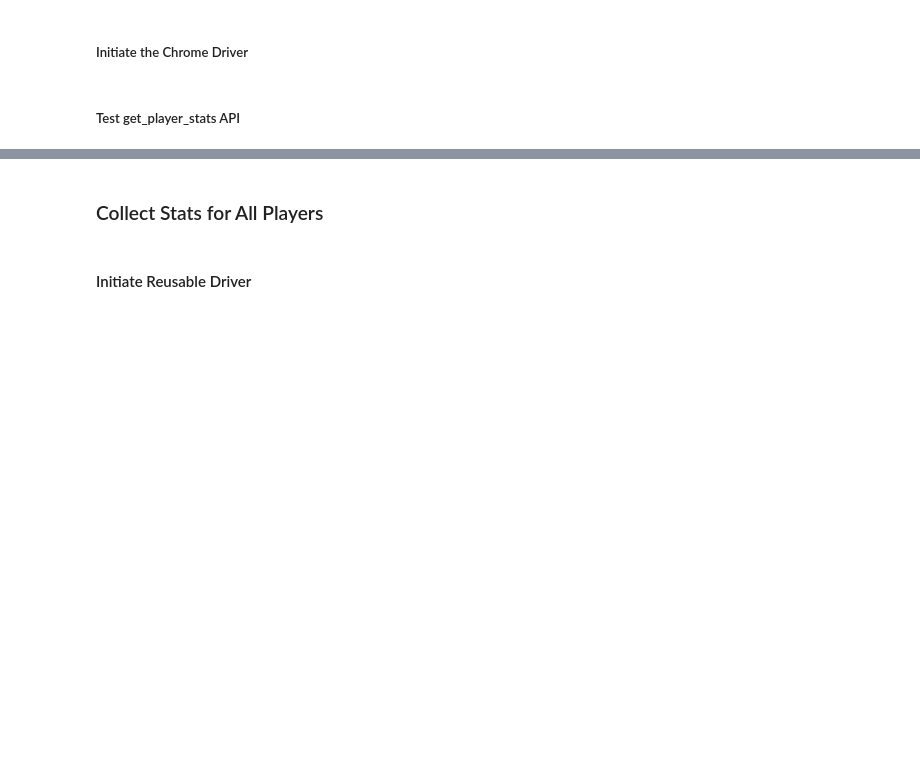
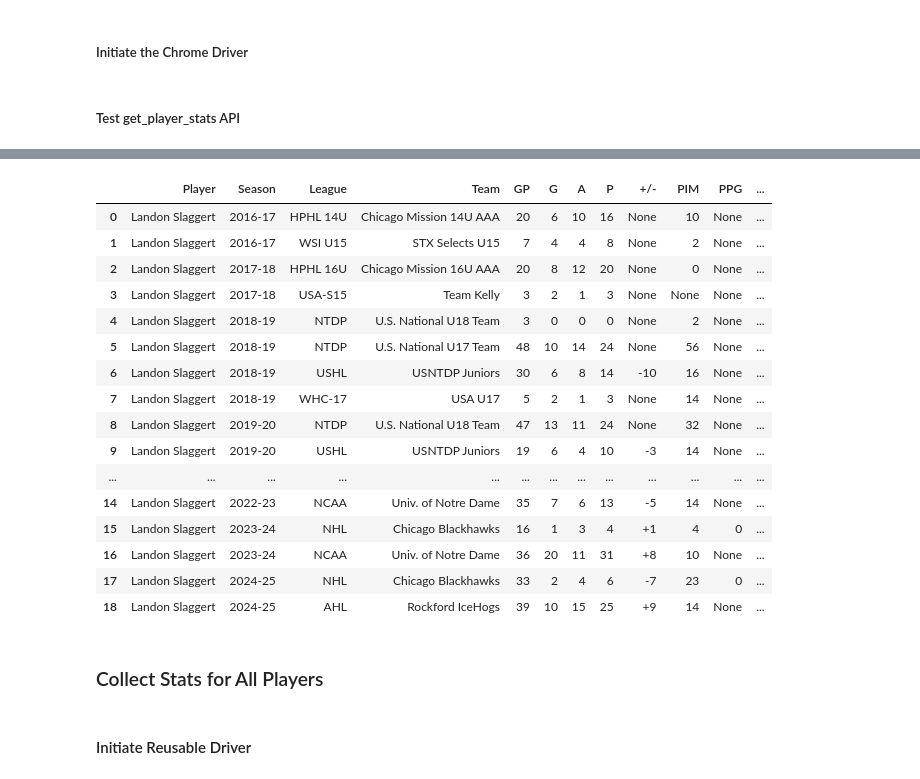
Before and after one commit to shigenogoro/NHL-Prospect-Predictor, a Jupyter notebook: eliteprospects_scraper/nhl_official_data_prep.ipynb, the cells around one changed output, grey strips where cells are left out. Cells and saved outputs as stored; diff of their text form; code cells hidden in the pictures; blank space fills up the shorter version.

Commit message:
Unbundle Scrape Player's Stats API

```diff
--- a/eliteprospects_scraper/nhl_official_data_prep.ipynb
+++ b/eliteprospects_scraper/nhl_official_data_prep.ipynb
@@ -295,0 +315,3 @@ cale_makar_stats
+# %%
+# Get Landon Slaggert's Metadata which is at index 614
+landon_slaggert_metadata = nhl_skaters_metadata_official_ep_merge_complete_final.iloc[613]
@@ -295,0 +327,3 @@ cale_makar_stats
+# %%
+# Passed in to the get stats function
+landon_slaggert_stats = nhl_scraper.get_player_stats_with_reusable_driver(landon_slaggert_metadata, driver, wait)
@@ -295,0 +348,20 @@ cale_makar_stats
+# %%
+landon_slaggert_stats
+# %% [output]
+|  | Player | Season | League | Team | GP | G | A | P | +/- | PIM | PPG | ... |
+| 0 | Landon Slaggert | 2016-17 | HPHL 14U | Chicago Mission 14U AAA | 20 | 6 | 10 | 16 | None | 10 | None | ... |
+| 1 | Landon Slaggert | 2016-17 | WSI U15 | STX Selects U15 | 7 | 4 | 4 | 8 | None | 2 | None | ... |
+| 2 | Landon Slaggert | 2017-18 | HPHL 16U | Chicago Mission 16U AAA | 20 | 8 | 12 | 20 | None | 0 | None | ... |
+| 3 | Landon Slaggert | 2017-18 | USA-S15 | Team Kelly | 3 | 2 | 1 | 3 | None | None | None | ... |
+| 4 | Landon Slaggert | 2018-19 | NTDP | U.S. National U18 Team | 3 | 0 | 0 | 0 | None | 2 | None | ... |
+| 5 | Landon Slaggert | 2018-19 | NTDP | U.S. National U17 Team | 48 | 10 | 14 | 24 | None | 56 | None | ... |
+| 6 | Landon Slaggert | 2018-19 | USHL | USNTDP Juniors | 30 | 6 | 8 | 14 | -10 | 16 | None | ... |
+| 7 | Landon Slaggert | 2018-19 | WHC-17 | USA U17 | 5 | 2 | 1 | 3 | None | 14 | None | ... |
+| 8 | Landon Slaggert | 2019-20 | NTDP | U.S. National U18 Team | 47 | 13 | 11 | 24 | None | 32 | None | ... |
+| 9 | Landon Slaggert | 2019-20 | USHL | USNTDP Juniors | 19 | 6 | 4 | 10 | -3 | 14 | None | ... |
+| ... | ... | ... | ... | ... | ... | ... | ... | ... | ... | ... | ... | ... |
+| 14 | Landon Slaggert | 2022-23 | NCAA | Univ. of Notre Dame | 35 | 7 | 6 | 13 | -5 | 14 | None | ... |
+| 15 | Landon Slaggert | 2023-24 | NHL | Chicago Blackhawks | 16 | 1 | 3 | 4 | +1 | 4 | 0 | ... |
+| 16 | Landon Slaggert | 2023-24 | NCAA | Univ. of Notre Dame | 36 | 20 | 11 | 31 | +8 | 10 | None | ... |
+| 17 | Landon Slaggert | 2024-25 | NHL | Chicago Blackhawks | 33 | 2 | 4 | 6 | -7 | 23 | 0 | ... |
+| 18 | Landon Slaggert | 2024-25 | AHL | Rockford IceHogs | 39 | 10 | 15 | 25 | +9 | 14 | None | ... |
```
Also changed, not shown: parts of 25 cells of this notebook, 2 other files.
